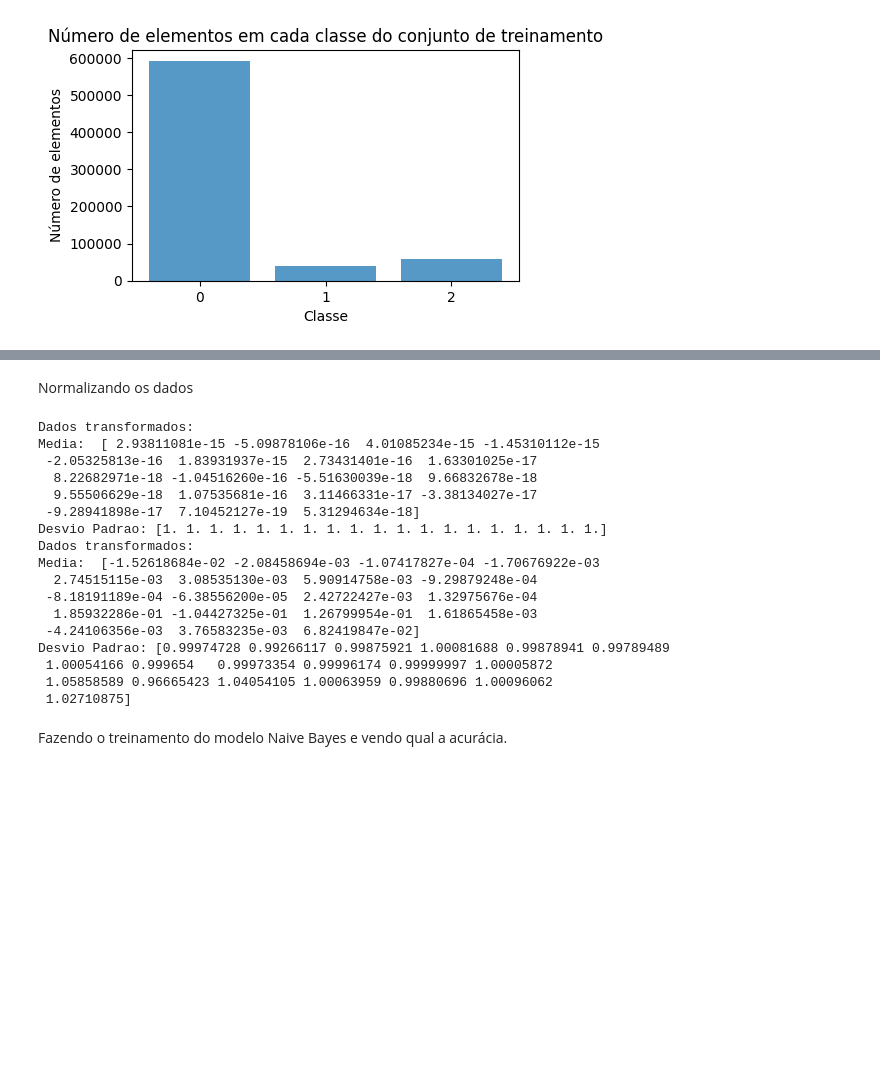
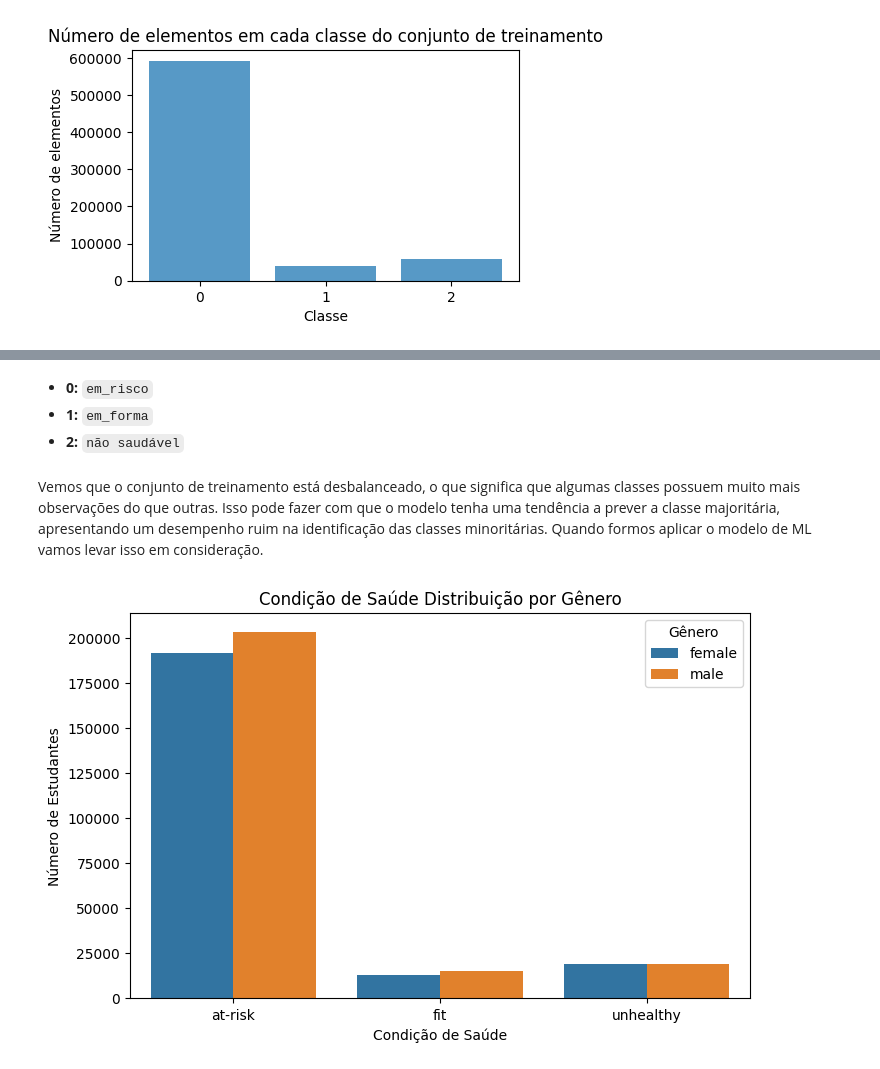
Before and after one commit to iagocomin/DataScience_Project1, a Jupyter notebook: Predicting_Student_Health_Risk.ipynb, the cells around one changed output, grey strips where cells are left out. Drawn from its saved outputs; the diff is of its cells as text; code cells hidden in the pictures; blank space fills up the shorter version.

```diff
--- a/Predicting_Student_Health_Risk.ipynb
+++ b/Predicting_Student_Health_Risk.ipynb
@@ -280,36 +302,34 @@ print(le.classes_)
-# %% [markdown]
-Normalizando os dados
-# %%
-from sklearn.preprocessing import StandardScaler
-scaler = StandardScaler().fit(X_train)
-X_train = scaler.transform(X_train)
-
-X_test = scaler.transform(X_test)
-
-print('Dados transformados:')
-print('Media: ', np.mean(X_train, axis = 0))
-print('Desvio Padrao:', np.std(X_train, axis = 0))
-
-print('Dados transformados:')
-print('Media: ', np.mean(X_test, axis = 0))
-print('Desvio Padrao:', np.std(X_test, axis = 0))
-# %% [output]
-Dados transformados:
-Media:  [ 2.93811081e-15 -5.09878106e-16  4.01085234e-15 -1.45310112e-15
- -2.05325813e-16  1.83931937e-15  2.73431401e-16  1.63301025e-17
-  8.22682971e-18 -1.04516260e-16 -5.51630039e-18  9.66832678e-18
-  9.55506629e-18  1.07535681e-16  3.11466331e-17 -3.38134027e-17
- -9.28941898e-17  7.10452127e-19  5.31294634e-18]
-Desvio Padrao: [1. 1. 1. 1. 1. 1. 1. 1. 1. 1. 1. 1. 1. 1. 1. 1. 1. 1. 1.]
-Dados transformados:
-Media:  [-1.52618684e-02 -2.08458694e-03 -1.07417827e-04 -1.70676922e-03
-  2.74515115e-03  3.08535130e-03  5.90914758e-03 -9.29879248e-04
- -8.18191189e-04 -6.38556200e-05  2.42722427e-03  1.32975676e-04
-  1.85932286e-01 -1.04427325e-01  1.26799954e-01  1.61865458e-03
- -4.24106356e-03  3.76583235e-03  6.82419847e-02]
-Desvio Padrao: [0.99974728 0.99266117 0.99875921 1.00081688 0.99878941 0.99789489
- 1.00054166 0.999654   0.99973354 0.99996174 0.99999997 1.00005872
- 1.05858589 0.96665423 1.04054105 1.00063959 0.99880696 1.00096062
- 1.02710875]
-# %% [markdown]
-Fazendo o treinamento do modelo Naive Bayes e vendo qual a acurácia.
+# %% [markdown]
+- **0:** `em_risco`
+- **1:** `em_forma`
+- **2:** `não saudável`
+# %% [markdown]
+Vemos que o conjunto de treinamento está desbalanceado, o que significa que algumas classes possuem muito mais observações do que outras. Isso pode fazer com que o modelo tenha uma tendência a prever a classe majoritária, apresentando um desempenho ruim na identificação das classes minoritárias. Quando formos aplicar o modelo de ML vamos levar isso em consideração.
+# %%
+import pandas as pd
+import seaborn as sns
+import matplotlib.pyplot as plt
+
+# Carregar os dados originais para obter a coluna 'gender' original
+df_temp = pd.read_csv('/content/drive/MyDrive/Colab Notebooks/Predicting Student Health Risk/train.csv', usecols=['health_condition', 'gender'])
+
+# Remover categoria "other" e valores nulos
+train_gender = df_temp[(df_temp['gender'] != 'other') & (df_temp['gender'].notnull())]
+
+plt.figure(figsize=(8,5))
+
+sns.countplot(
+    x='health_condition',
+    hue='gender',
+    data=train_gender,
+    order=['at-risk', 'fit', 'unhealthy']
+)
+
+plt.title('Condição de Saúde Distribuição por Gênero')
+plt.xlabel('Condição de Saúde')
+plt.ylabel('Número de Estudantes')
+plt.legend(title='Gênero')
+
+plt.show()
+# %% [output]
+[figure, added]
```
Also changed, not shown: parts of 40 cells of this notebook.
